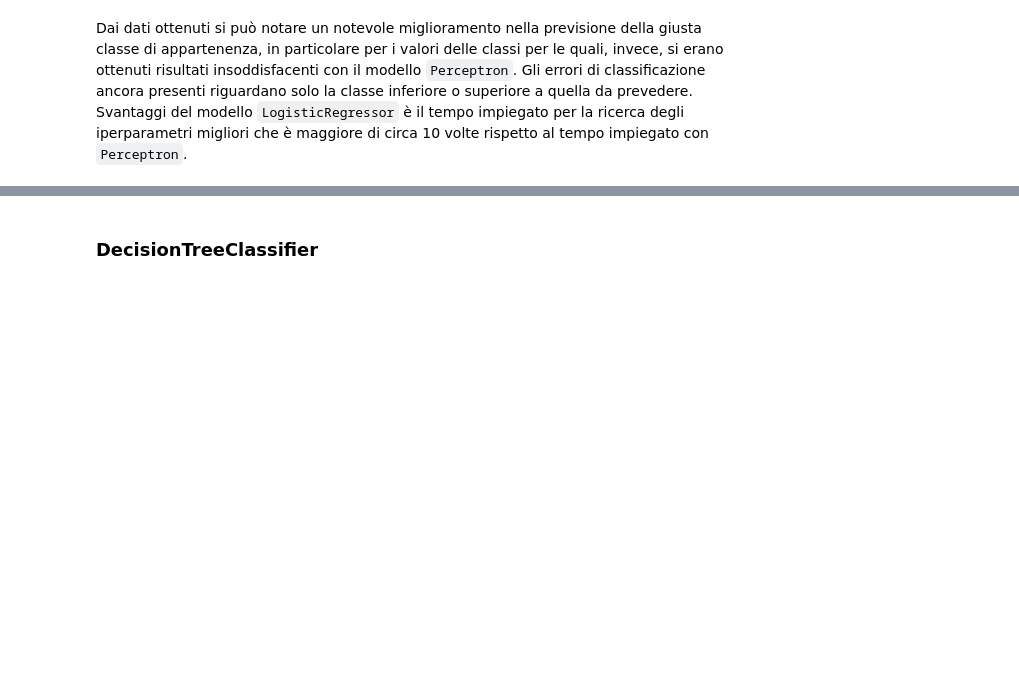
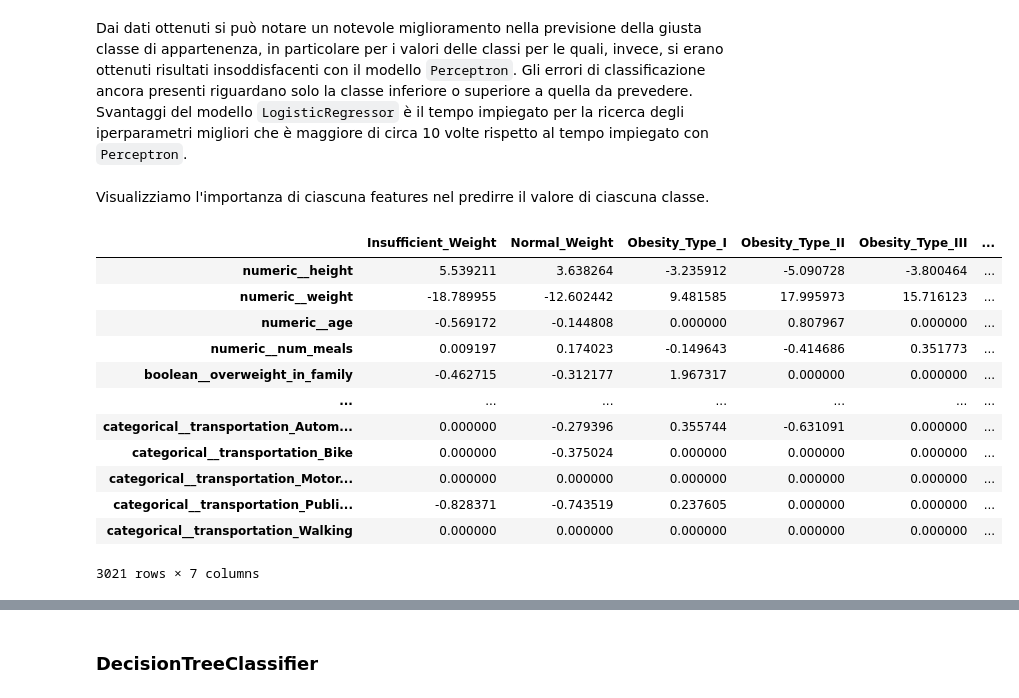
Before and after one commit to Fab-Ver/DataIntensive-Project, a Jupyter notebook: DataIntensiveProject.ipynb, the cells around one changed output, grey strips where cells are left out. Cells and saved outputs as stored; diff of their text form; code cells hidden in the pictures; blank space fills up the shorter version.

```diff
--- a/DataIntensiveProject.ipynb
+++ b/DataIntensiveProject.ipynb
@@ -545,3 +563,22 @@ F1           0.930754
 dtype: float64
 # %% [markdown]
 Dai dati ottenuti si può notare un notevole miglioramento nella previsione della giusta classe di appartenenza, in particolare per i valori delle classi per le quali, invece, si erano ottenuti risultati insoddisfacenti con il modello `Perceptron`. Gli errori di classificazione ancora presenti riguardano solo la classe inferiore o superiore a quella da prevedere. Svantaggi del modello `LogisticRegressor` è il tempo impiegato per la ricerca degli iperparametri migliori che è maggiore di circa 10 volte rispetto al tempo impiegato con `Perceptron`.
+# %% [markdown]
+Visualizziamo l'importanza di ciascuna features nel predirre il valore di ciascuna classe.
+# %%
+logr_features = pd.DataFrame(best_logr_model["lregr"].coef_.T,index=best_logr_model["preprocessor"].get_feature_names_out(), columns=best_logr_model["lregr"].classes_)
+logr_features
+# %% [output]
+|  | Insufficient_Weight | Normal_Weight | Obesity_Type_I | Obesity_Type_II | Obesity_Type_III | ... |
+| numeric__height | 5.539211 | 3.638264 | -3.235912 | -5.090728 | -3.800464 | ... |
+| numeric__weight | -18.789955 | -12.602442 | 9.481585 | 17.995973 | 15.716123 | ... |
+| numeric__age | -0.569172 | -0.144808 | 0.000000 | 0.807967 | 0.000000 | ... |
+| numeric__num_meals | 0.009197 | 0.174023 | -0.149643 | -0.414686 | 0.351773 | ... |
+| boolean__overweight_in_family | -0.462715 | -0.312177 | 1.967317 | 0.000000 | 0.000000 | ... |
+| ... | ... | ... | ... | ... | ... | ... |
+| categorical__transportation_Autom... | 0.000000 | -0.279396 | 0.355744 | -0.631091 | 0.000000 | ... |
+| categorical__transportation_Bike | 0.000000 | -0.375024 | 0.000000 | 0.000000 | 0.000000 | ... |
+| categorical__transportation_Motor... | 0.000000 | 0.000000 | 0.000000 | 0.000000 | 0.000000 | ... |
+| categorical__transportation_Publi... | -0.828371 | -0.743519 | 0.237605 | 0.000000 | 0.000000 | ... |
+| categorical__transportation_Walking | 0.000000 | 0.000000 | 0.000000 | 0.000000 | 0.000000 | ... |
+3021 rows × 7 columns
```
Also changed, not shown: parts of 18 cells of this notebook.
